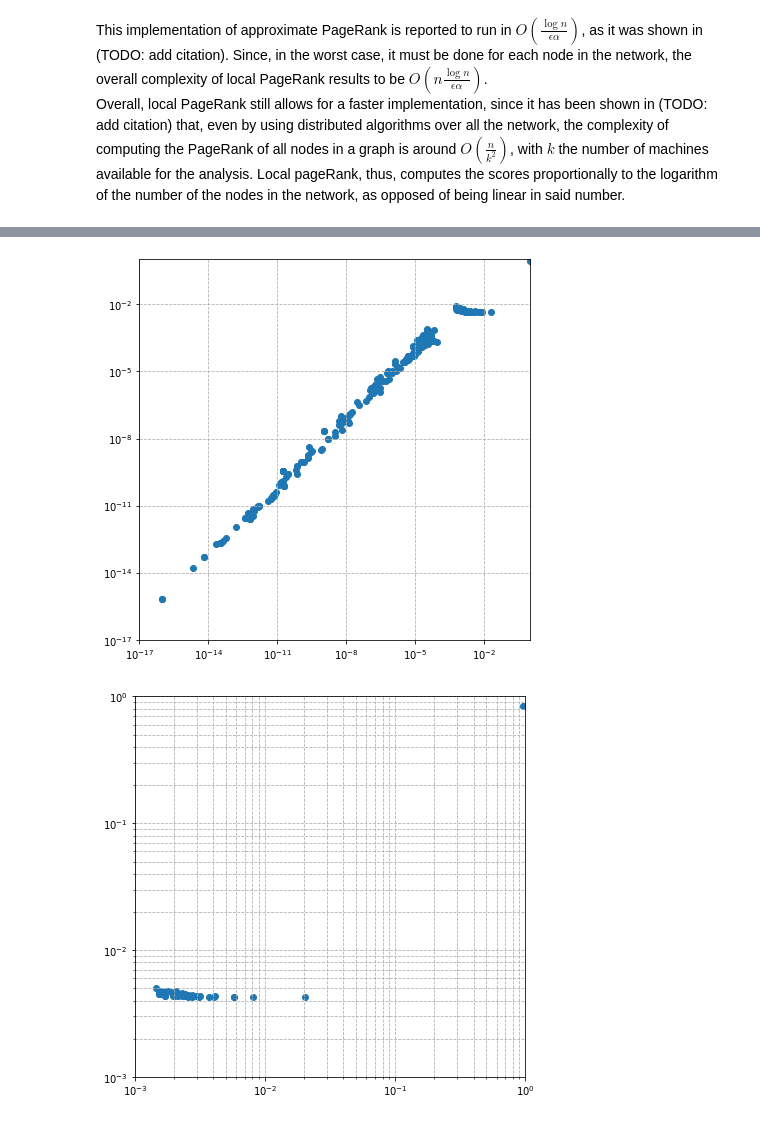
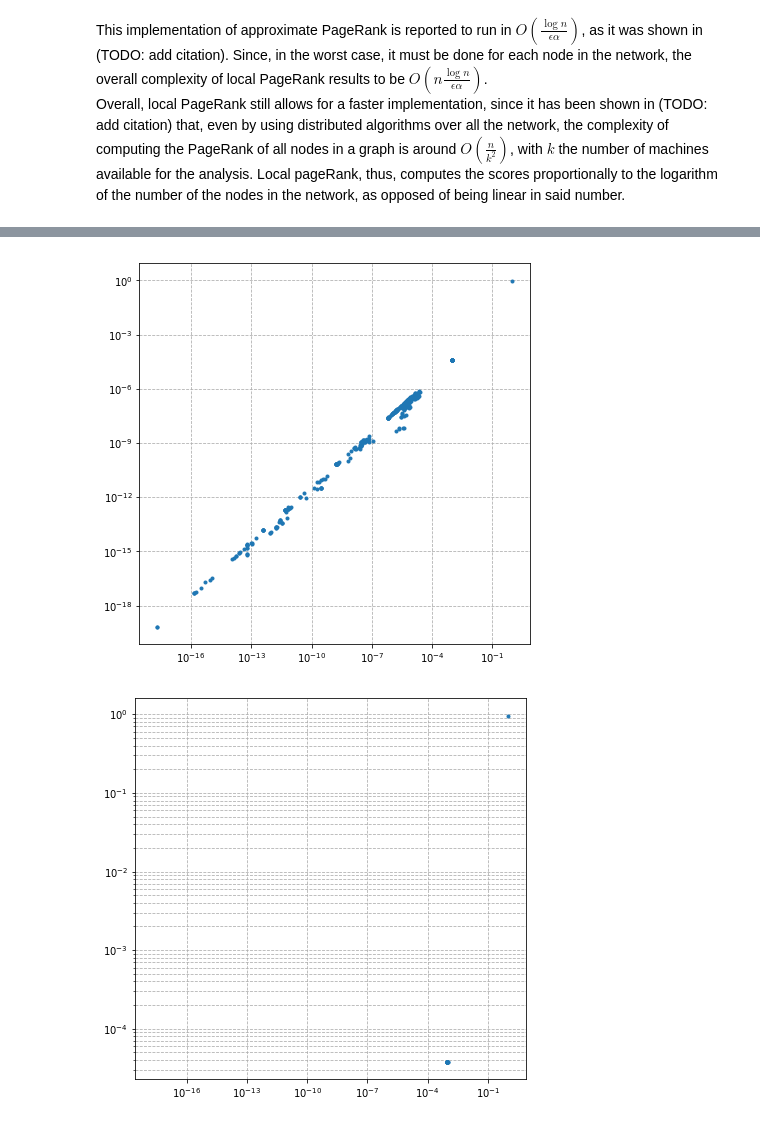
Before and after one commit to barbafrank/LCP_projects_Y2, a Jupyter notebook: HLP_Project/Project.ipynb, the cells around one changed output, grey strips where cells are left out. Cells and saved outputs as stored; diff of their text form; code cells hidden in the pictures.

```diff
--- a/HLP_Project/Project.ipynb
+++ b/HLP_Project/Project.ipynb
@@ -76,59 +96,60 @@ Difference between Local PageRank Computations: 0.0
 # %%
 # now compute the approximate simrank to check the correctness of the algorithm
+# define the teleportation probability
 c = .85;
+# cast it to the alpha parameter
 alpha = 2*c/(1+c);
 
 #andersen's paper inverts alpha
-alpha = 1-alpha;
+#alpha = 1-alpha;
 
-# compute the linear system solution of the lazy pagerank
+# compute the nodes' degree
 A_mat = list2matrix(A, False)
-
-# compute the degree
 d = np.dot(A_mat, np.ones((N, 1)))
 
-# compute using fast algorithm
-v = np.argmax(d)
+# compute using fast algorithm, we set the target node to be the one with highest degree
+v = 1
 p, r = cppApproximateSimrank(A, v, alpha, epsilon=1e-20, max_iters=10000, return_only_neighbours=False)
 p = np.array(p)
-p /= p.sum()
+#p /= p.sum()
 
 # compute W (lazy pagerank matrix): W = .5(I+M)
 # where M = D^-1 * A
 M = np.matmul(np.diagflat(1/d), A_mat)
 W = .5*(np.eye(N)+M)
 
 # initialize the teleportation vector
-q = np.zeros((N, 1))
-q[v] = 1
+q = np.zeros((1, N))
+q[0, v] = 1
 
-# compute the actual vector: p = alpha*W*p + (1 - alpha)q
-p_s = np.dot(np.linalg.inv((np.eye(N)-alpha*W)/(1-alpha)), q).flatten()
+# compute the actual vector: p = alpha*q + (1-alpha)*p*W
+# => p = alpha*s*(I+(alpha-1)W)^-1
+p_s = alpha*np.dot(q, np.linalg.inv(np.eye(N)+(alpha-1)*W)).flatten()
 
 # compute the residual's pagerank
-p_r = np.dot(np.linalg.inv((np.eye(N)-alpha*W)/(1-alpha)), r).flatten()
+p_r = alpha*np.dot(r, np.linalg.inv(np.eye(N)+(alpha-1)*W)).flatten()
 
 # plot results
 fig, axs = plt.subplots(1, 1, figsize=(7,7))
-axs.scatter(p_s, p + p_r)
-axs.set_yscale('log')
-axs.set_xscale('log')
-xl = [1e-17, 1]
-yl = [1e-17, 1]
-axs.set_xlim(xl)
-axs.set_ylim(yl)
+axs.loglog(p_s, p + p_r, '.')
+#axs.set_yscale('log')
+#axs.set_xscale('log')
+#xl = [1e-17, 1]
+#yl = [1e-17, 1]
+#axs.set_xlim(xl)
+#axs.set_ylim(yl)
 axs.grid(True, which="both", ls="--")
 
 # plot results
 fig, axs = plt.subplots(1, 1, figsize=(7,7))
-axs.scatter(p_s, p)
-axs.set_yscale('log')
-axs.set_xscale('log')
-xl = [1e-3, 1]
-yl = [1e-3, 1]
-axs.set_xlim(xl)
-axs.set_ylim(yl)
+axs.loglog(p_s, p, '.')
+#axs.set_yscale('log')
+#axs.set_xscale('log')
+#xl = [1e-3, 1]
+#yl = [1e-3, 1]
+#axs.set_xlim(xl)
+#axs.set_ylim(yl)
 axs.grid(True, which="both", ls="--")
 # %% [output]
-[figure, old version]
+[figure, new version]
-[figure, old version]
+[figure, new version]
```
Also changed, not shown: parts of 3 cells of this notebook.
